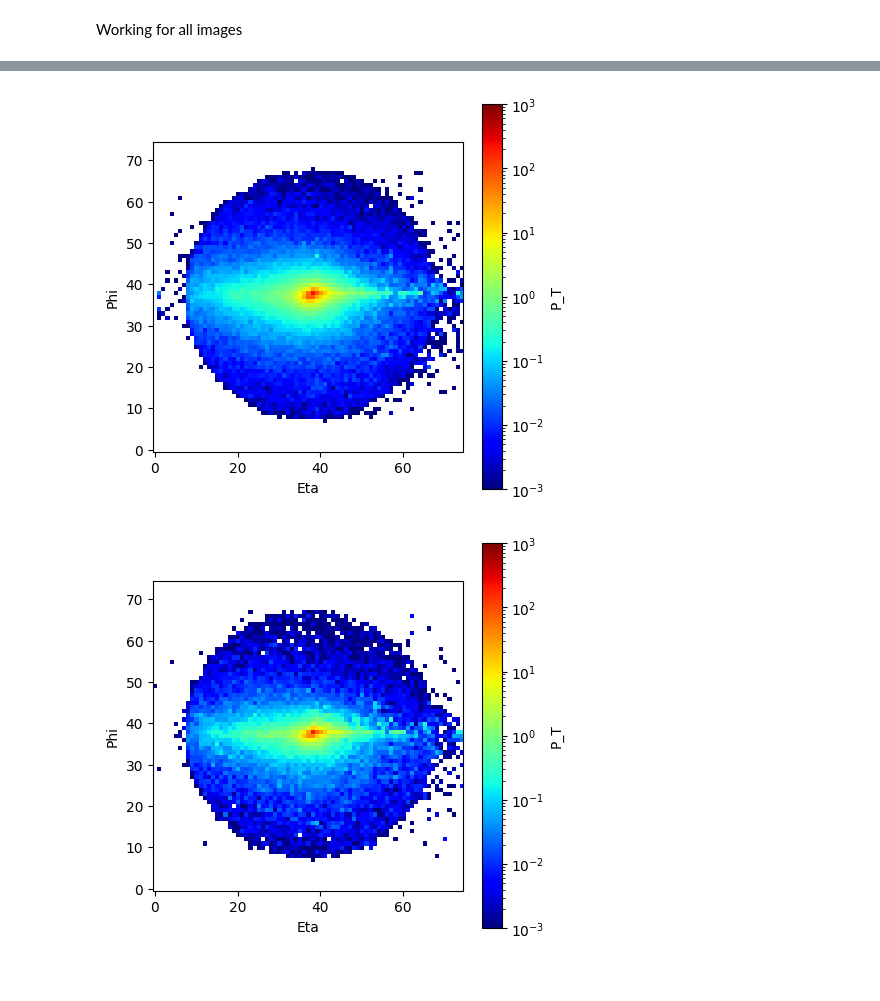
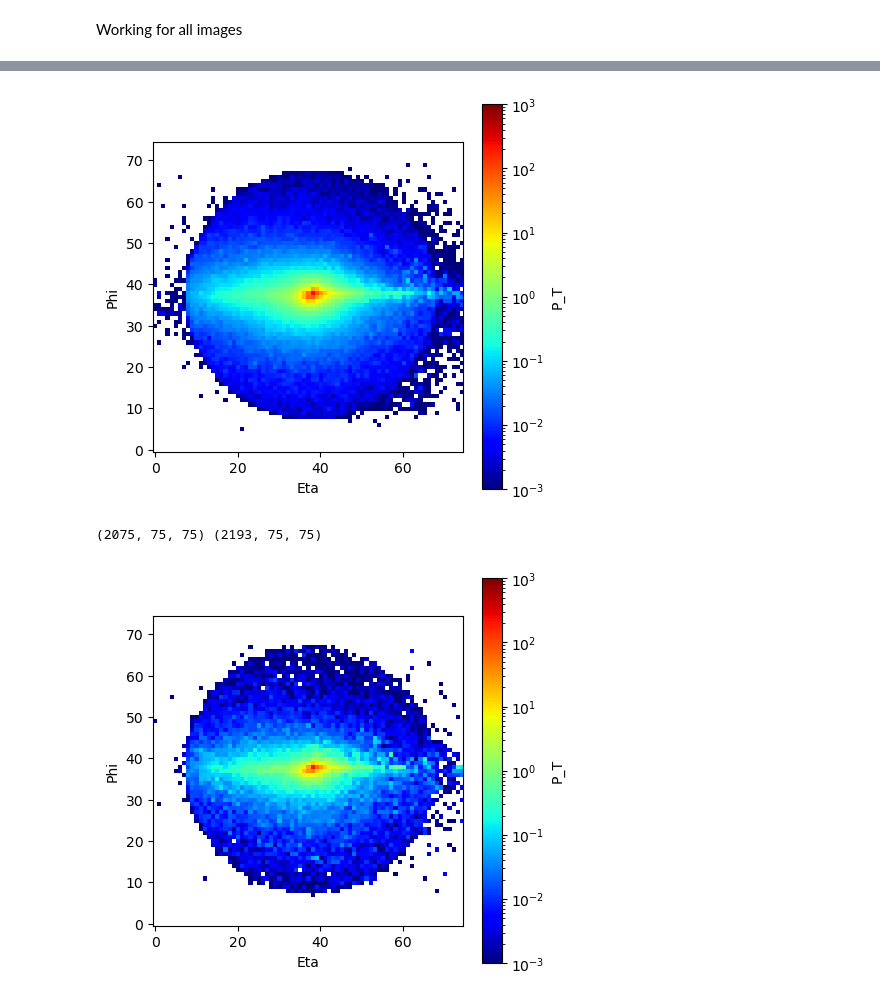
Before and after one commit to manhducnmd1/Summer_Research_CWoLa, a Jupyter notebook: Extraction code.ipynb, the cells around one changed output, grey strips where cells are left out. Cells and saved outputs as stored; diff of their text form; code cells hidden in the pictures.

```diff
--- a/Extraction code.ipynb
+++ b/Extraction code.ipynb
@@ -411,26 +393,26 @@ print(np.shape(all_images_signal_sr))
 # %%
-masked_data = np.ma.masked_equal(np.mean(all_images_signal_sr, axis = 0), 0.)
+masked_data = np.ma.masked_equal(np.mean(all_images_signal_sr[0:10000], axis = 0), 0.)
 
 # Create a colormap based on 'jet'
 jet = plt.cm.jet
 
 # Create a custom colormap with white for masked values
 colors = jet(np.linspace(0, 1, 256))
 custom_cmap = mcolors.ListedColormap(colors)
 # Use a logarithmic norm, avoiding zero values
 norm = mcolors.LogNorm(vmin=10**-3, vmax=10**3)
 
 # Plot using imshow with the custom colormap and logarithmic normalization
 plt.figure(figsize = (5,5))
 plt.imshow(masked_data, cmap=custom_cmap, norm=norm, interpolation='nearest')
 cbar = plt.colorbar()
 cbar.set_label("P_T")
 plt.xlabel("Eta")
 plt.ylabel("Phi")
 plt.gca().invert_yaxis()
 plt.show()
 # %% [output]
-[figure, old version]
+[figure, new version]
 # %%
 all_images_background_sr = []
 all_images_background_sb = []
@@ -444,6 +426,10 @@ for idx, xd in enumerate(final_background_eta):
         all_images_background_sb.append(constit_to_img(etas, phis, Pts, True, True))
 all_images_background_sr = np.array(all_images_background_sr)
 all_images_background_sb = np.array(all_images_background_sb)
+# %%
+print(np.shape(all_images_background_sr), np.shape(all_images_background_sb))
+# %% [output]
+(2075, 75, 75) (2193, 75, 75)
 # %%
 masked_data = np.ma.masked_equal(np.mean(all_images_background_sr, axis = 0), 0.)
 
```
Also changed, not shown: parts of 19 cells of this notebook, 4 other files.
